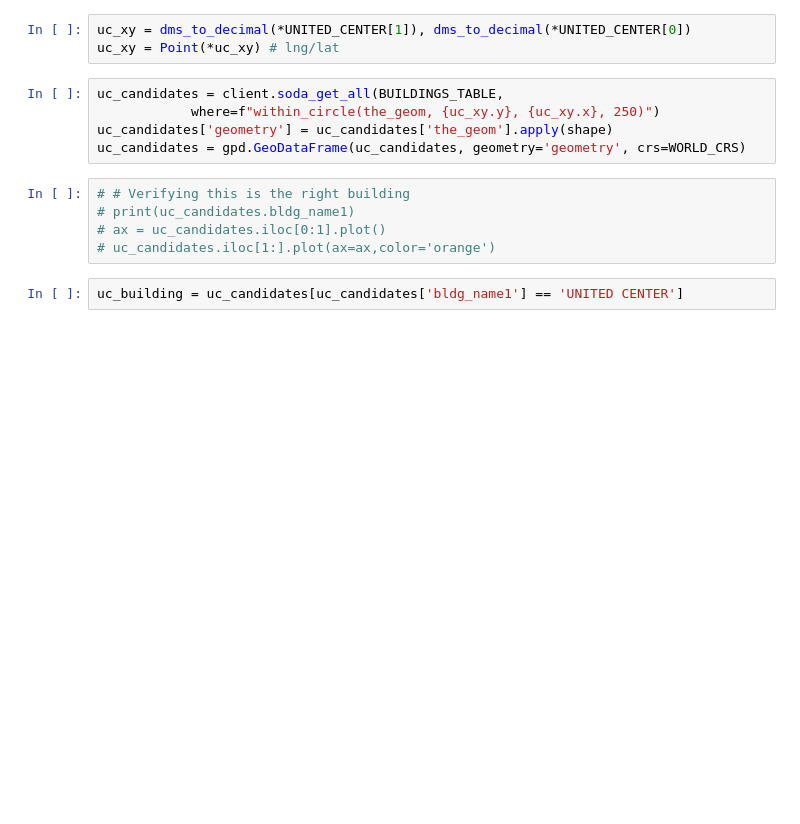
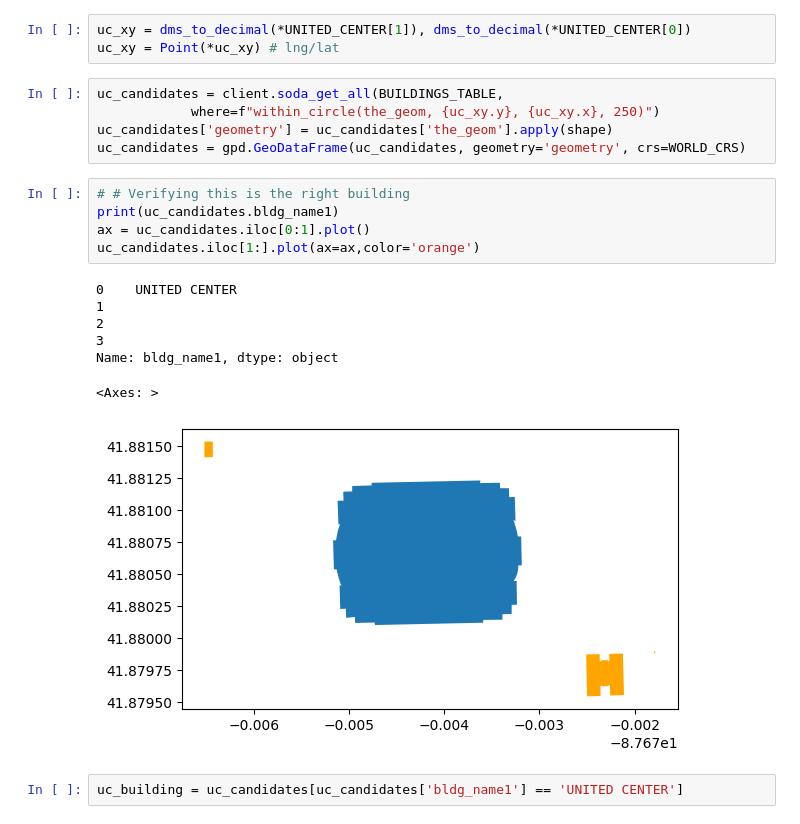
Before and after one commit to eric-mc2/DNCTransit, a Jupyter notebook: pipeline/4-get-poi.ipynb, the cells around one changed output. Cells and saved outputs as stored; diff of their text form; blank space fills up the shorter version.

```diff
--- a/pipeline/4-get-poi.ipynb
+++ b/pipeline/4-get-poi.ipynb
@@ -32,9 +30,17 @@ uc_candidates['geometry'] = uc_candidates['the_geom'].apply(shape)
 uc_candidates = gpd.GeoDataFrame(uc_candidates, geometry='geometry', crs=WORLD_CRS)
 # %%
 # # Verifying this is the right building
-# print(uc_candidates.bldg_name1)
-# ax = uc_candidates.iloc[0:1].plot()
-# uc_candidates.iloc[1:].plot(ax=ax,color='orange')
+print(uc_candidates.bldg_name1)
+ax = uc_candidates.iloc[0:1].plot()
+uc_candidates.iloc[1:].plot(ax=ax,color='orange')
+# %% [output]
+0    UNITED CENTER
+1
+2
+3
+Name: bldg_name1, dtype: object
+<Axes: >
+[figure, added]
 # %%
 uc_building = uc_candidates[uc_candidates['bldg_name1'] == 'UNITED CENTER']
 # %% [markdown]
```
Also changed, not shown: parts of 2 cells of this notebook, 15 other files.
